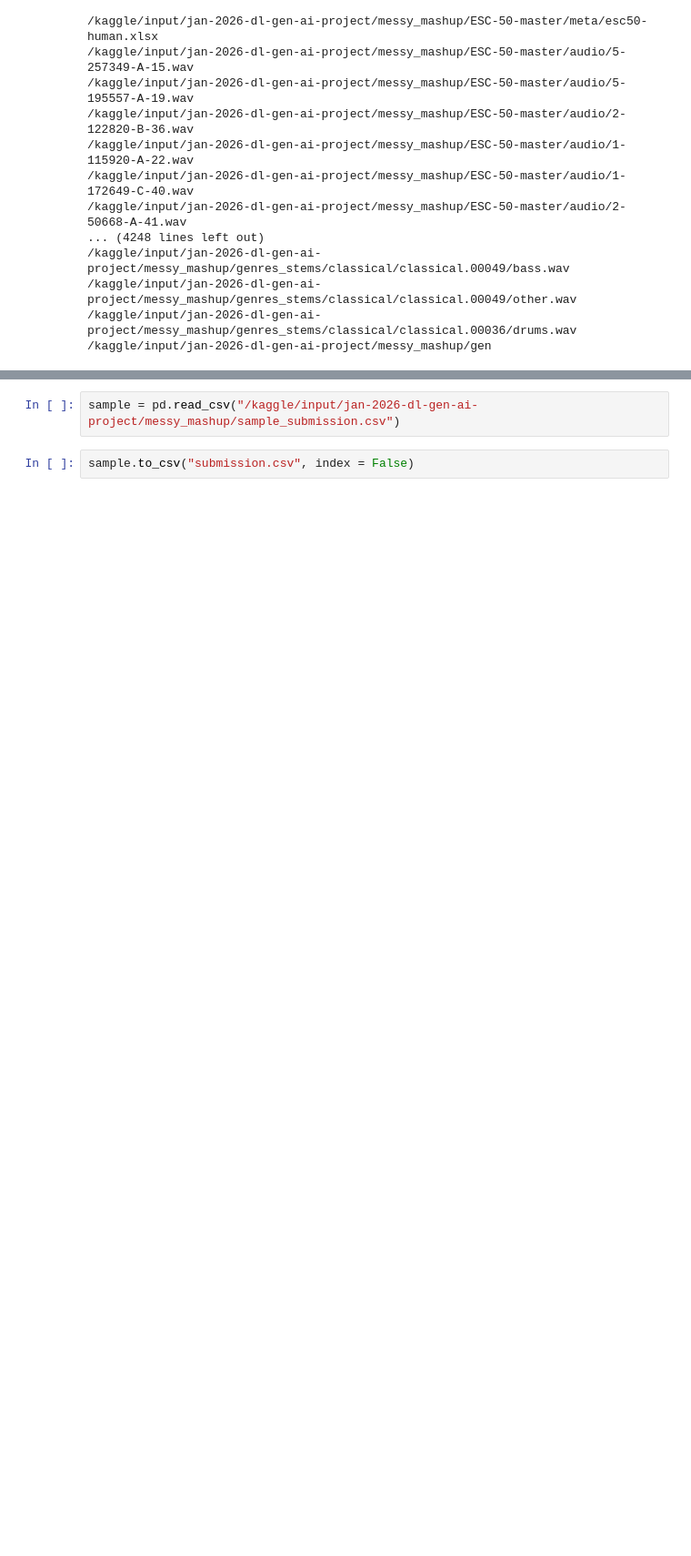
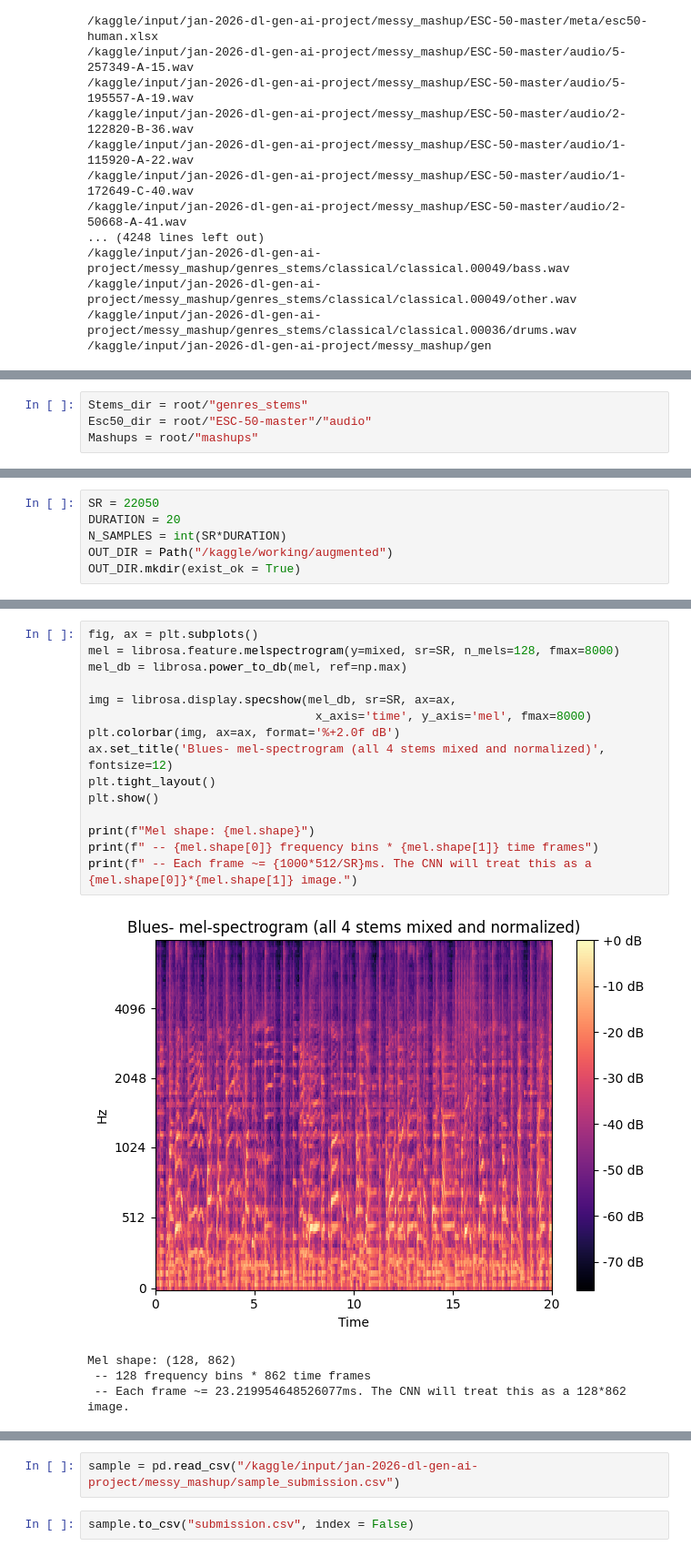
Before and after one commit to 22f3002567/DL-22f3002567-notebook-t12026, a Jupyter notebook: DL_22f3002567_kaggle_notebook.ipynb, the cells around one changed output, grey strips where cells are left out. Shown at 91% size. Drawn from its saved outputs; the diff is of its cells as text; blank space fills up the shorter version.

```diff
--- a/DL_22f3002567_kaggle_notebook.ipynb
+++ b/DL_22f3002567_kaggle_notebook.ipynb
@@ -36,0 +95,4 @@ for dirname, _, filenames in os.walk('/kaggle/input'):
+# %%
+Stems_dir = root/"genres_stems"
+Esc50_dir = root/"ESC-50-master"/"audio"
+Mashups = root/"mashups"
@@ -36,0 +318,6 @@ for dirname, _, filenames in os.walk('/kaggle/input'):
+# %%
+SR = 22050
+DURATION = 20
+N_SAMPLES = int(SR*DURATION)
+OUT_DIR = Path("/kaggle/working/augmented")
+OUT_DIR.mkdir(exist_ok = True)
@@ -36,0 +378,20 @@ for dirname, _, filenames in os.walk('/kaggle/input'):
+# %%
+fig, ax = plt.subplots()
+mel = librosa.feature.melspectrogram(y=mixed, sr=SR, n_mels=128, fmax=8000)
+mel_db = librosa.power_to_db(mel, ref=np.max)
+
+img = librosa.display.specshow(mel_db, sr=SR, ax=ax,
+                                x_axis='time', y_axis='mel', fmax=8000)
+plt.colorbar(img, ax=ax, format='%+2.0f dB')
+ax.set_title('Blues- mel-spectrogram (all 4 stems mixed and normalized)', fontsize=12)
+plt.tight_layout()
+plt.show()
+
+print(f"Mel shape: {mel.shape}")
+print(f" -- {mel.shape[0]} frequency bins * {mel.shape[1]} time frames")
+print(f" -- Each frame ~= {1000*512/SR}ms. The CNN will treat this as a {mel.shape[0]}*{mel.shape[1]} image.")
+# %% [output]
+[figure, added]
+Mel shape: (128, 862)
+ -- 128 frequency bins * 862 time frames
+ -- Each frame ~= 23.219954648526077ms. The CNN will treat this as a 128*862 image.
```
Also changed, not shown: parts of 119 cells of this notebook.
